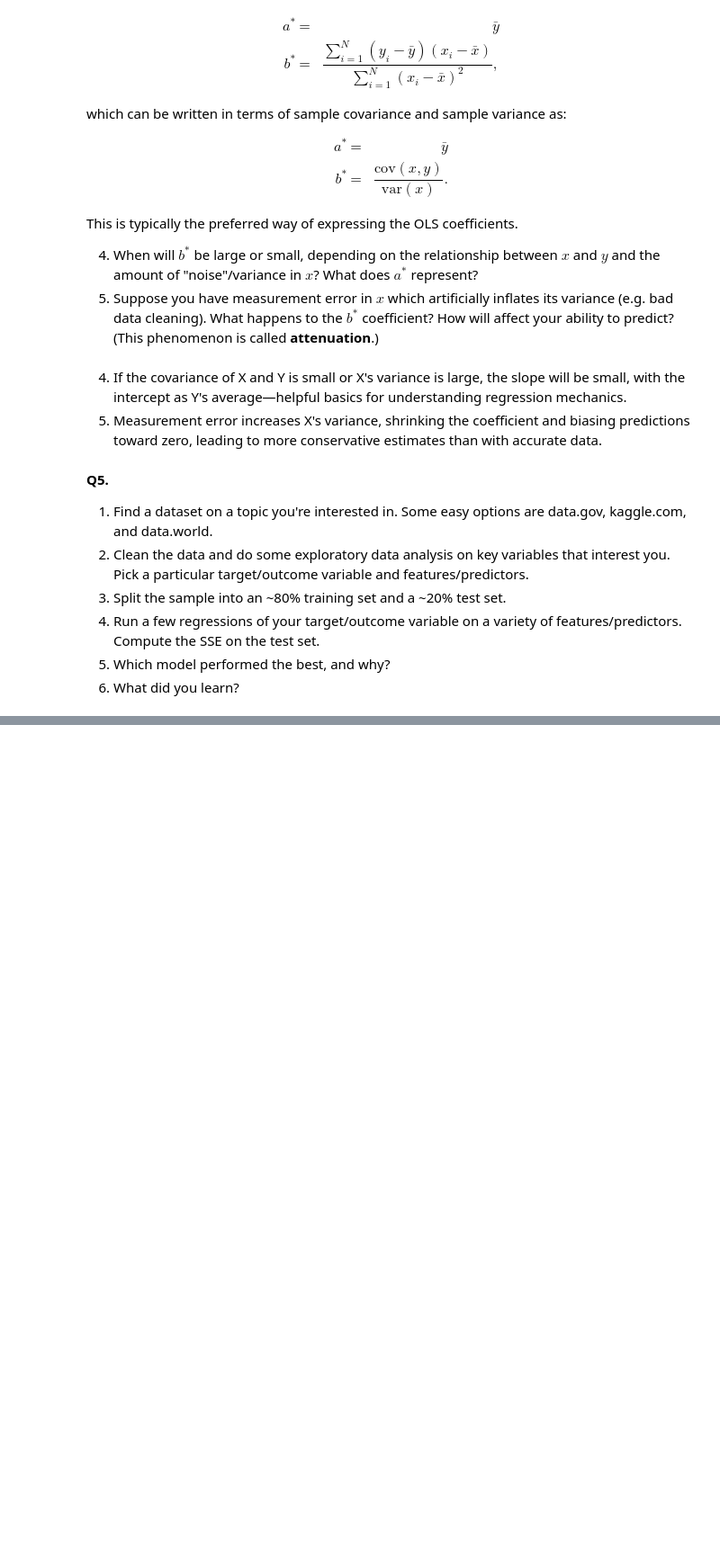
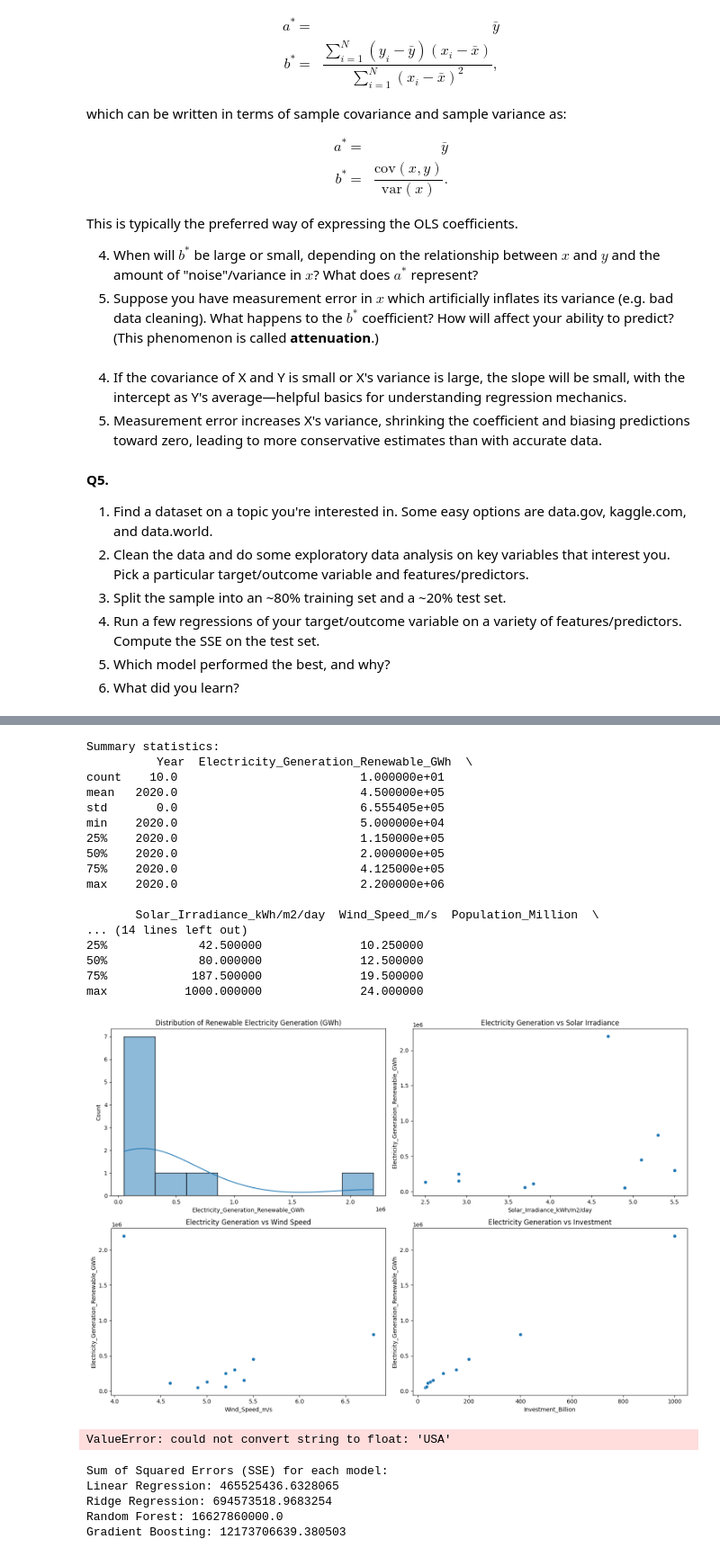
Before and after one commit to taliahtarik/linearRegression, a Jupyter notebook: assignment.ipynb, the cells around one changed output, grey strips where cells are left out. Shown: that part at 90% size. Cells and saved outputs as stored; diff of their text form; code cells hidden in the pictures; blank space fills up the shorter version.

```diff
--- a/assignment.ipynb
+++ b/assignment.ipynb
@@ -730,0 +750,7 @@ This is typically the preferred way of expressing the OLS coefficients.
+# %%
+print("Missing values:\n", df.isnull().sum())
+
+df = df.dropna(subset=['Electricity_Generation_Renewable_GWh', 'Solar_Irradiance_kWh/m2/day', 'Wind_Speed_m/s', 'Investment_Billion'])
+print("Data after dropping missing values:\n", df.isnull().sum())
+
+df['Electricity_Generation_Renewable_GWh'] = pd.to_numeric(df['Electricity_Generation_Renewable_GWh'], errors='coerce')
@@ -730,0 +778,44 @@ This is typically the preferred way of expressing the OLS coefficients.
+# %%
+print("\nSummary statistics:\n", df.describe())
+
+fig, axes = plt.subplots(2, 2, figsize=(15, 10))
+sns.histplot(df['Electricity_Generation_Renewable_GWh'], kde=True, ax=axes[0, 0])
+axes[0, 0].set_title('Distribution of Renewable Electricity Generation (GWh)')
+
+sns.scatterplot(data=df, x='Solar_Irradiance_kWh/m2/day', y='Electricity_Generation_Renewable_GWh', ax=axes[0, 1])
+axes[0, 1].set_title('Electricity Generation vs Solar Irradiance')
+
+sns.scatterplot(data=df, x='Wind_Speed_m/s', y='Electricity_Generation_Renewable_GWh', ax=axes[1, 0])
+axes[1, 0].set_title('Electricity Generation vs Wind Speed')
+
+sns.scatterplot(data=df, x='Investment_Billion', y='Electricity_Generation_Renewable_GWh', ax=axes[1, 1])
+axes[1, 1].set_title('Electricity Generation vs Investment')
+
+plt.tight_layout()
+plt.show()
+
+correlation = df.corr()
+plt.figure(figsize=(10, 8))
+sns.heatmap(correlation, annot=True, cmap="coolwarm", fmt=".2f")
+plt.title("Correlation Matrix")
+plt.show()
+# %% [output]
+Summary statistics:
+          Year  Electricity_Generation_Renewable_GWh  \
+count    10.0                          1.000000e+01
+mean   2020.0                          4.500000e+05
+std       0.0                          6.555405e+05
+min    2020.0                          5.000000e+04
+25%    2020.0                          1.150000e+05
+50%    2020.0                          2.000000e+05
+75%    2020.0                          4.125000e+05
+max    2020.0                          2.200000e+06
+
+       Solar_Irradiance_kWh/m2/day  Wind_Speed_m/s  Population_Million  \
+... (14 lines left out)
+25%             42.500000              10.250000
+50%             80.000000              12.500000
+75%            187.500000              19.500000
+max           1000.000000              24.000000
+[figure, added]
+ValueError: could not convert string to float: 'USA'
@@ -730,0 +827,24 @@ This is typically the preferred way of expressing the OLS coefficients.
+# %%
+models = {
+    "Linear Regression": LinearRegression(),
+    "Ridge Regression": Ridge(alpha=1.0),
+    "Random Forest": RandomForestRegressor(n_estimators=100, random_state=42),
+    "Gradient Boosting": GradientBoostingRegressor(n_estimators=100, random_state=42)
+}
+
+sse_results = {}
+for model_name, model in models.items():
+    model.fit(X_train, y_train)
+    predictions = model.predict(X_test)
+    sse = mean_squared_error(y_test, predictions) * len(y_test)  # Compute SSE
+    sse_results[model_name] = sse
+
+print("\nSum of Squared Errors (SSE) for each model:")
+for model_name, sse in sse_results.items():
+    print(f"{model_name}: {sse}")
+# %% [output]
+Sum of Squared Errors (SSE) for each model:
+Linear Regression: 465525436.6328065
+Ridge Regression: 694573518.9683254
+Random Forest: 16627860000.0
+Gradient Boosting: 12173706639.380503
```
Also changed, not shown: parts of 6 cells of this notebook.
